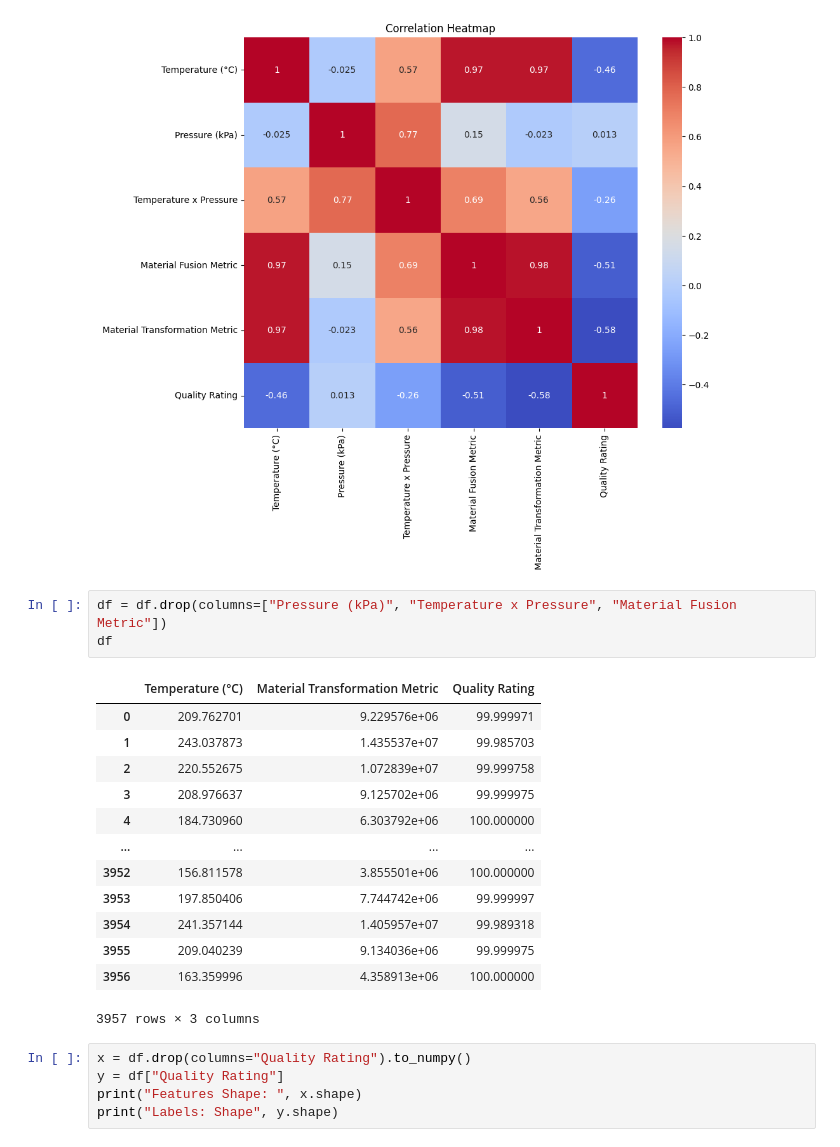
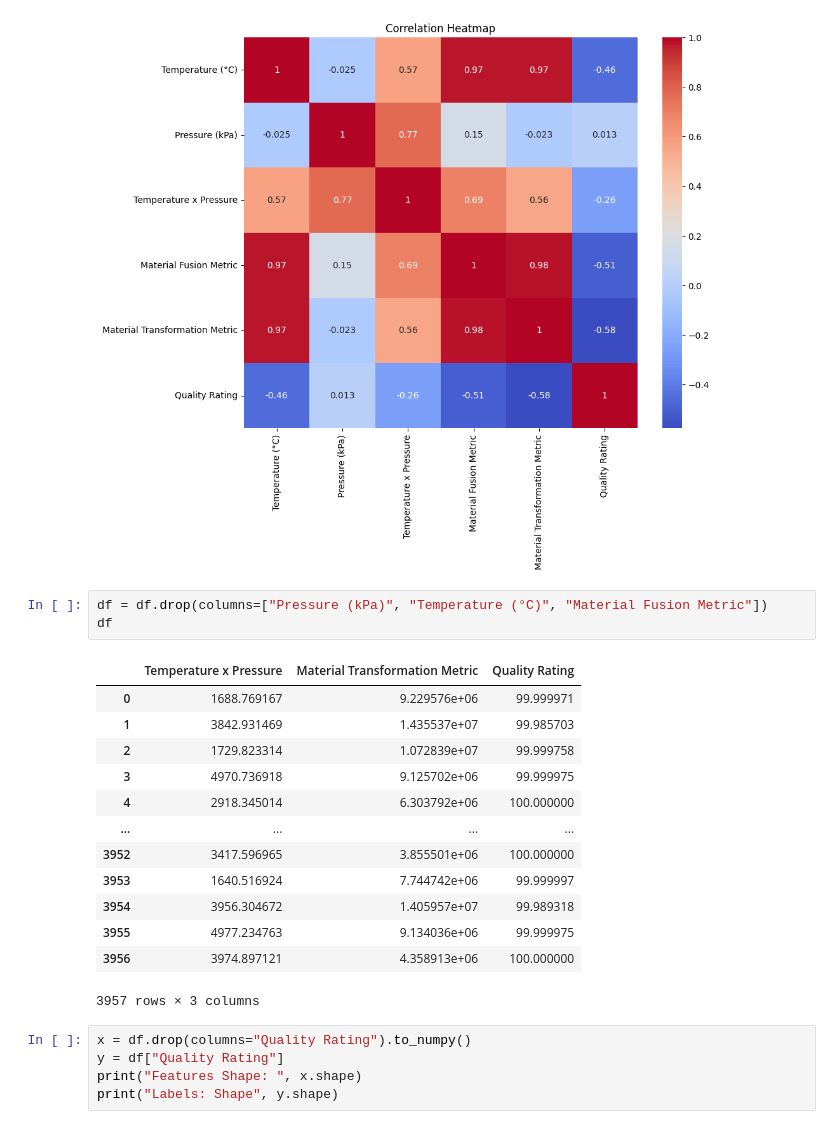
Before and after one commit to HR-Shekhar/Regularized_Polynomial_Regression, a Jupyter notebook: PolySL.ipynb, the cells around one changed output. Drawn from its saved outputs; the diff is of its cells as text.

```diff
--- a/PolySL.ipynb
+++ b/PolySL.ipynb
@@ -31,21 +31,21 @@ plt.show()
 # %% [output]
 [figure]
 # %%
-df = df.drop(columns=["Pressure (kPa)", "Temperature x Pressure", "Material Fusion Metric"])
+df = df.drop(columns=["Pressure (kPa)", "Temperature (°C)", "Material Fusion Metric"])
 df
 # %% [output]
-|  | Temperature (°C) | Material Transformation Metric | Quality Rating |
-| 0 | 209.762701 | 9.229576e+06 | 99.999971 |
-| 1 | 243.037873 | 1.435537e+07 | 99.985703 |
-| 2 | 220.552675 | 1.072839e+07 | 99.999758 |
-| 3 | 208.976637 | 9.125702e+06 | 99.999975 |
-| 4 | 184.730960 | 6.303792e+06 | 100.000000 |
+|  | Temperature x Pressure | Material Transformation Metric | Quality Rating |
+| 0 | 1688.769167 | 9.229576e+06 | 99.999971 |
+| 1 | 3842.931469 | 1.435537e+07 | 99.985703 |
+| 2 | 1729.823314 | 1.072839e+07 | 99.999758 |
+| 3 | 4970.736918 | 9.125702e+06 | 99.999975 |
+| 4 | 2918.345014 | 6.303792e+06 | 100.000000 |
 | ... | ... | ... | ... |
-| 3952 | 156.811578 | 3.855501e+06 | 100.000000 |
-| 3953 | 197.850406 | 7.744742e+06 | 99.999997 |
-| 3954 | 241.357144 | 1.405957e+07 | 99.989318 |
-| 3955 | 209.040239 | 9.134036e+06 | 99.999975 |
-| 3956 | 163.359996 | 4.358913e+06 | 100.000000 |
+| 3952 | 3417.596965 | 3.855501e+06 | 100.000000 |
+| 3953 | 1640.516924 | 7.744742e+06 | 99.999997 |
+| 3954 | 3956.304672 | 1.405957e+07 | 99.989318 |
+| 3955 | 4977.234763 | 9.134036e+06 | 99.999975 |
+| 3956 | 3974.897121 | 4.358913e+06 | 100.000000 |
 3957 rows × 3 columns
 # %%
 x = df.drop(columns="Quality Rating").to_numpy()
```
Also changed, not shown: parts of 1 cell of this notebook, 1 other file.
